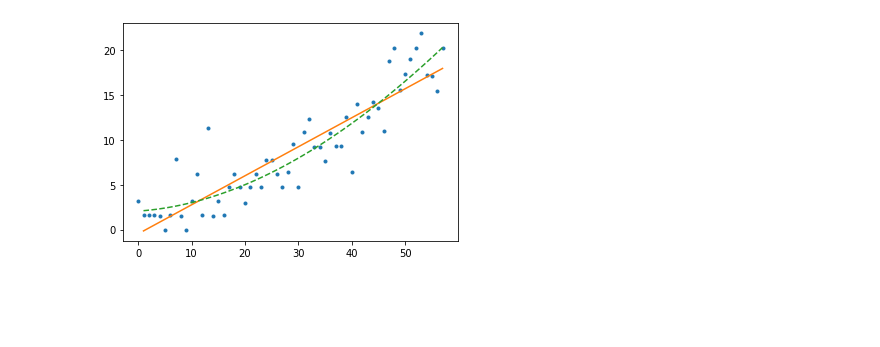
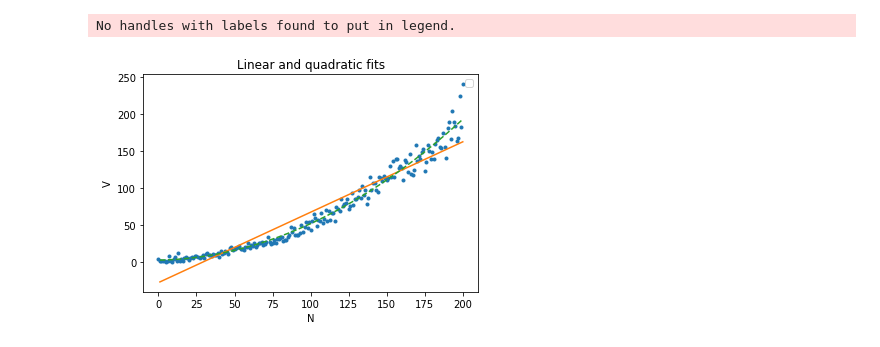
Before and after one commit to christianadriano/DE_TimeSeriesAnalysis, a Jupyter notebook: Sven_quadratic_fit.ipynb, the cells around one changed output. Cells and saved outputs as stored; diff of their text form; code cells hidden in the pictures; blank space fills up the shorter version.

```diff
--- a/Sven_quadratic_fit.ipynb
+++ b/Sven_quadratic_fit.ipynb
@@ -26,19 +26,22 @@ z = np.polyfit(x, y, 1)
 #z
 # %%
 import matplotlib.pyplot as plt
-p = np.poly1d(z)
 
 with warnings.catch_warnings():
     warnings.simplefilter('ignore', np.RankWarning)
-    p30 = np.poly1d(np.polyfit(x, y, 3))
+    p1 = np.poly1d(np.polyfit(x, y, 1)) #linear
+    p2 = np.poly1d(np.polyfit(x, y, 2)) #quadratic
 
-xp = np.linspace(1, 57, 100) #suppport of the distribution (x values)
+xp = np.linspace(1, 200, num=200) #suppport of the distribution (x values)
+#xp
+_ = plt.plot(x, y, '.', xp, p1(xp), '-', xp, p2(xp), '--')
 
-_ = plt.plot(x, y, '.', xp, p(xp), '-', xp, p30(xp), '--')
-
-#plt.ylim(-2,2)
-#(-2, 2)
+plt.xlabel('N')
+plt.ylabel('V')
+plt.title('Linear and quadratic fits')
+plt.legend()
 
 plt.show()
 # %% [output]
+No handles with labels found to put in legend.
-[figure, old version]
+[figure, new version]
```
Also changed, not shown: parts of 3 cells of this notebook.
